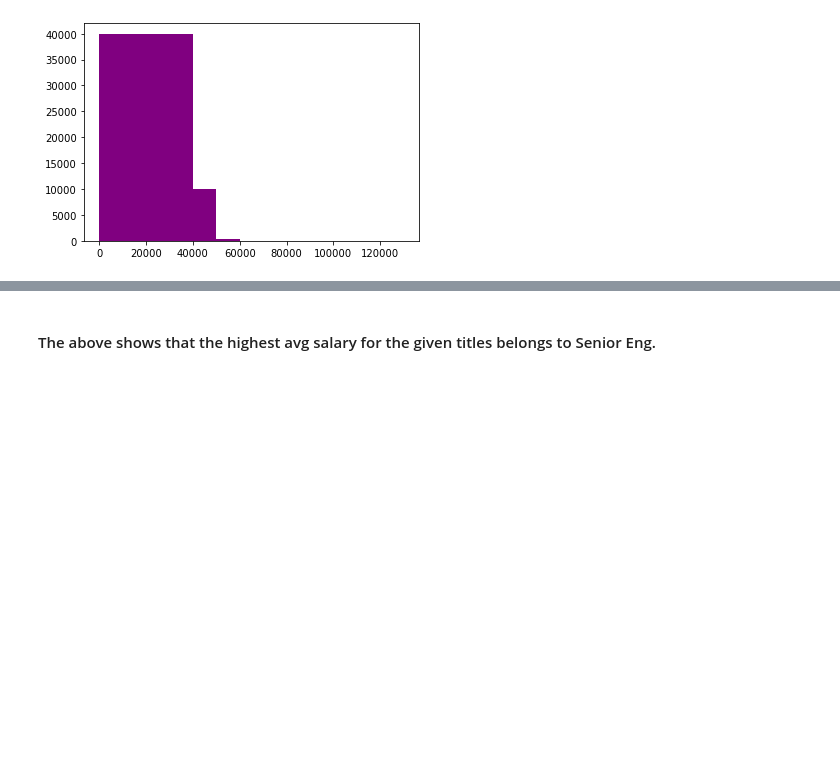
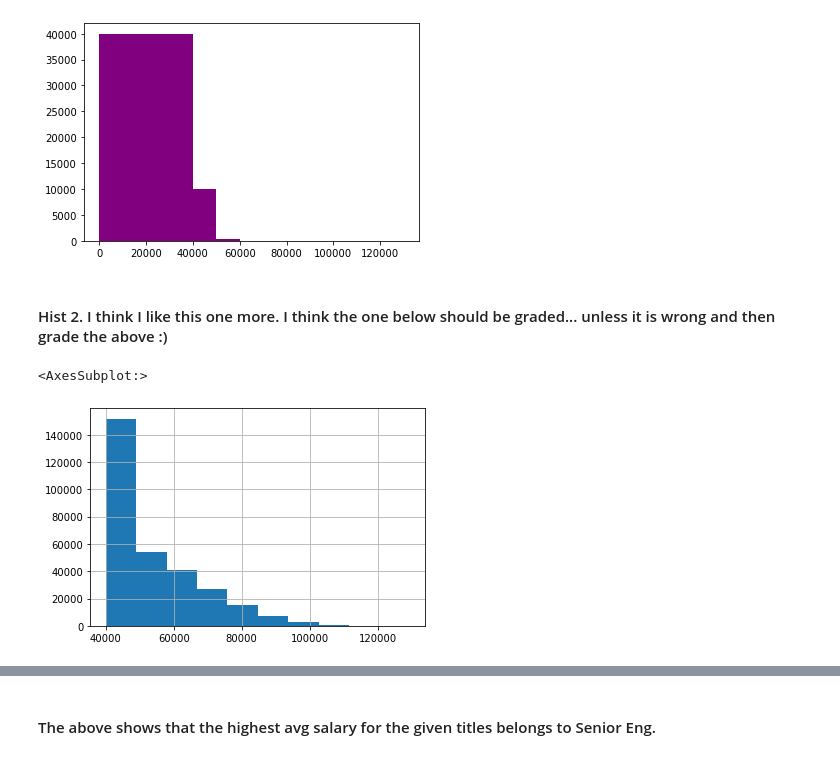
Before and after one commit to kidik425/08-SQL_Challenge, a Jupyter notebook: Jupyter/Bonus.ipynb, the cells around one changed output, grey strips where cells are left out. Cells and saved outputs as stored; diff of their text form; code cells hidden in the pictures; blank space fills up the shorter version.

Commit message:
Fixed the hist-o-grammy

```diff
--- a/Jupyter/Bonus.ipynb
+++ b/Jupyter/Bonus.ipynb
@@ -189,5 +178,12 @@ plt.show()
 # %% [output]
 [figure]
+# %% [markdown]
+#### Hist 2.  I think I like this one more.  I think the one below should be graded... unless it is wrong and then grade the above :)
+# %%
+salDf['salary'].hist()
+# %% [output]
+<AxesSubplot:>
+[figure, added]
 # %%
 SalTitleDf = empDf.join(salDf,lsuffix='_emp',rsuffix='_sal') \
                     .join(titlesDf,lsuffix='_emp',rsuffix='_title')
```
Also changed, not shown: parts of 4 cells of this notebook.
